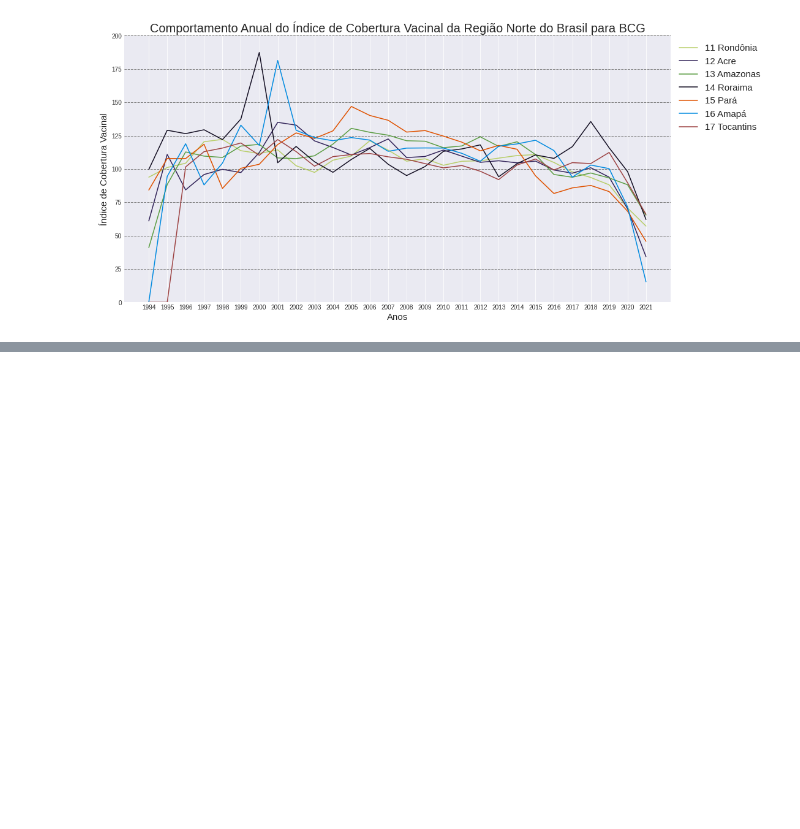
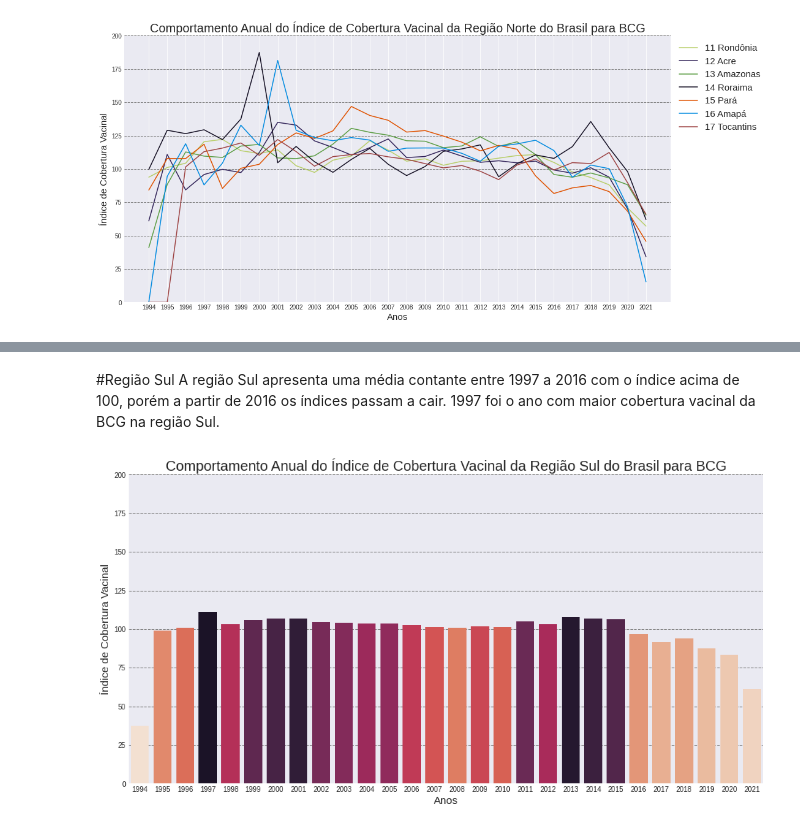
Before and after one commit to laugustovieira/imunizacao, a Jupyter notebook: imunizacao.ipynb, the cells around one changed output, grey strips where cells are left out. Drawn from its saved outputs; the diff is of its cells as text; code cells hidden in the pictures; blank space fills up the shorter version.

```diff
--- a/imunizacao.ipynb
+++ b/imunizacao.ipynb
@@ -271,0 +289,7 @@ plotar_estados("Norte")
+# %% [markdown]
+#Região Sul
+A região Sul apresenta uma média contante entre 1997 a 2016 com o índice acima de 100, porém a partir de 2016 os índices passam a cair. 1997 foi o ano com maior cobertura vacinal da BCG na região Sul.
+# %%
+plotar_regiao("Sul")
+# %% [output]
+[figure, added]
```
Also changed, not shown: parts of 19 cells of this notebook.
